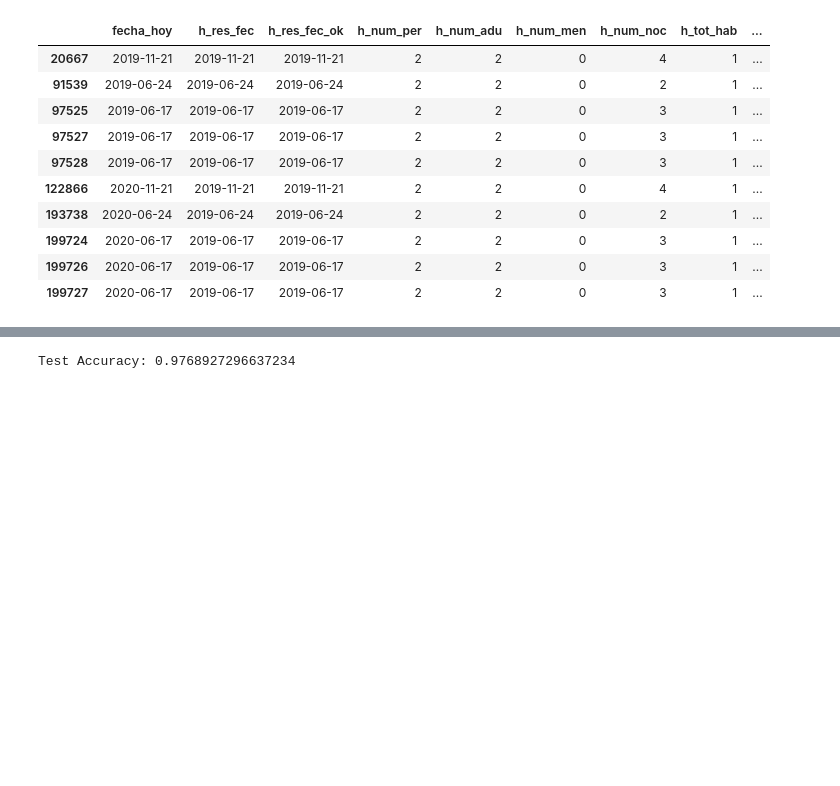
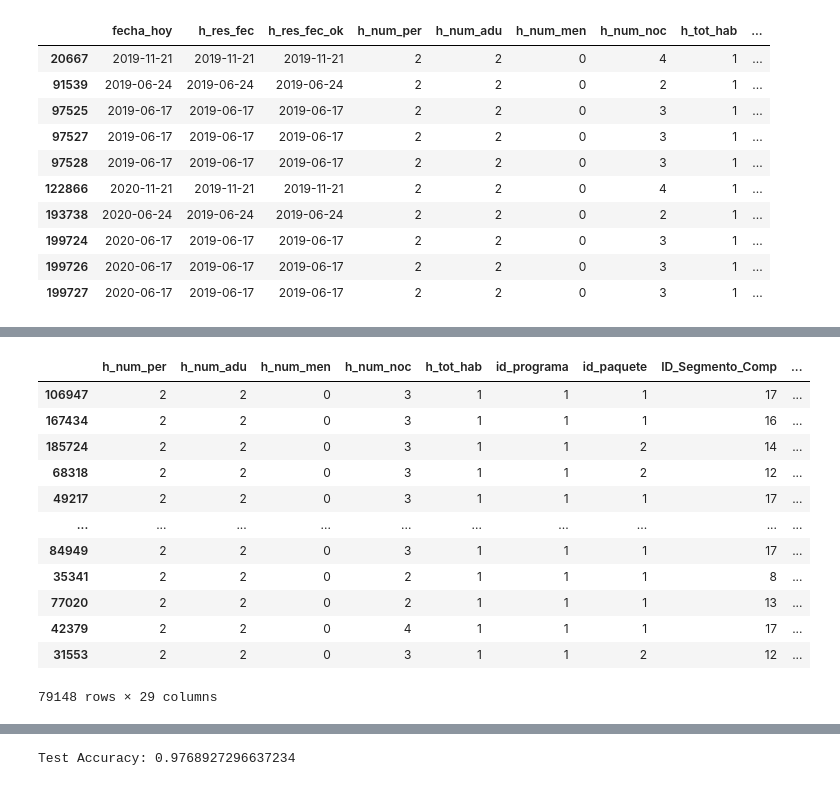
Before and after one commit to carolinahdzm/TCA_clasificacion_Equipo3, a Jupyter notebook: RESERVACIONES_ANALISIS.ipynb, the cells around one changed output, grey strips where cells are left out. Cells and saved outputs as stored; diff of their text form; code cells hidden in the pictures; blank space fills up the shorter version.

```diff
--- a/RESERVACIONES_ANALISIS.ipynb
+++ b/RESERVACIONES_ANALISIS.ipynb
@@ -418,8 +337,6 @@ df_resv.head(10)
 df_resv['days_to_arrival'] = (df_resv['h_fec_lld'] - df_resv['h_res_fec']).dt.days
 df_resv['late_booking'] = (df_resv['days_to_arrival'] <= 3).astype(int)
 df_resv['weekend_arrival'] = df_resv['h_fec_lld'].dt.weekday.isin([5, 6]).astype(int)
-df_resv['days_since_last_change'] = abs((df_resv['h_fec_lld'] - df_resv['h_ult_cam_fec_ok']).dt.days)
-df_resv['stay_duration'] = abs((df_resv['h_fec_sda_ok'] - df_resv['h_fec_lld']).dt.days)
 # %%
 # Ensure the column is in datetime format
 df_resv['h_res_fec'] = pd.to_datetime(df_resv['h_res_fec'], errors='coerce')
@@ -737,0 +686,16 @@ pipeline = Pipeline([
+# %%
+X
+# %% [output]
+|  | h_num_per | h_num_adu | h_num_men | h_num_noc | h_tot_hab | id_programa | id_paquete | ID_Segmento_Comp | ... |
+| 106947 | 2 | 2 | 0 | 3 | 1 | 1 | 1 | 17 | ... |
+| 167434 | 2 | 2 | 0 | 3 | 1 | 1 | 1 | 16 | ... |
+| 185724 | 2 | 2 | 0 | 3 | 1 | 1 | 2 | 14 | ... |
+| 68318 | 2 | 2 | 0 | 3 | 1 | 1 | 2 | 12 | ... |
+| 49217 | 2 | 2 | 0 | 3 | 1 | 1 | 1 | 17 | ... |
+| ... | ... | ... | ... | ... | ... | ... | ... | ... | ... |
+| 84949 | 2 | 2 | 0 | 3 | 1 | 1 | 1 | 17 | ... |
+| 35341 | 2 | 2 | 0 | 2 | 1 | 1 | 1 | 8 | ... |
+| 77020 | 2 | 2 | 0 | 2 | 1 | 1 | 1 | 13 | ... |
+| 42379 | 2 | 2 | 0 | 4 | 1 | 1 | 1 | 17 | ... |
+| 31553 | 2 | 2 | 0 | 3 | 1 | 1 | 2 | 12 | ... |
+79148 rows × 29 columns
```
Also changed, not shown: parts of 16 cells of this notebook.
